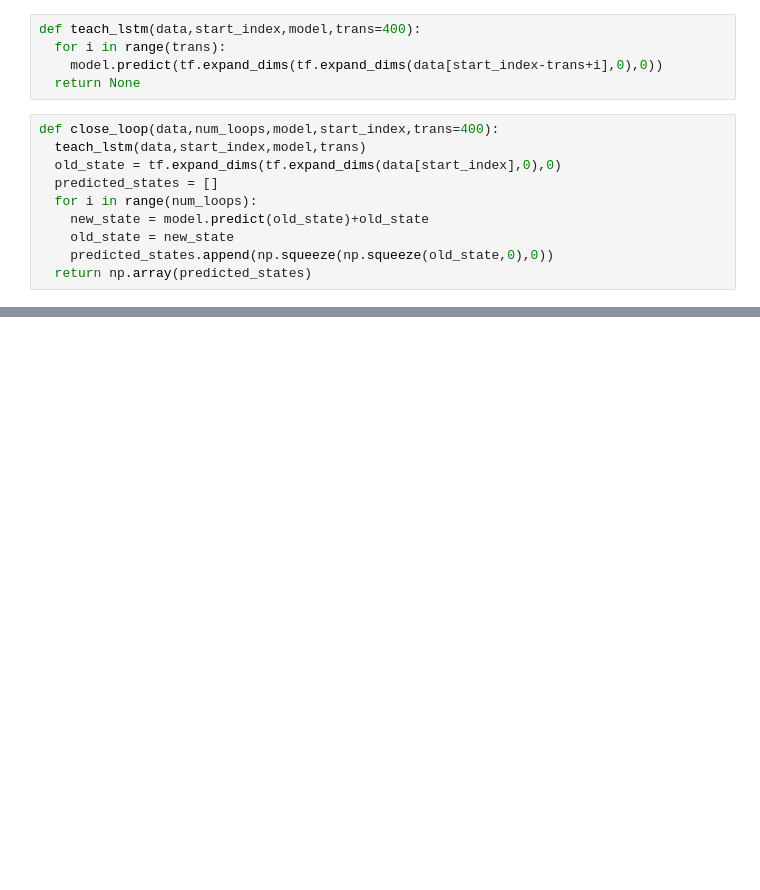
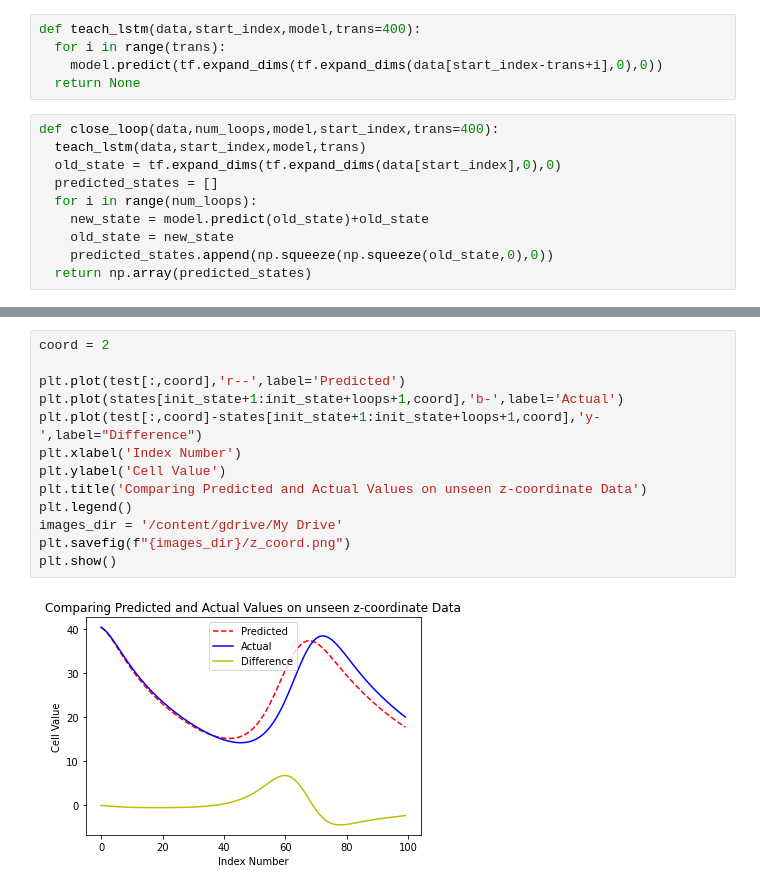
Before and after one commit to SheilKumar/DynamicSystemRNNs, a Jupyter notebook: DynamicSystems.ipynb, the cells around one changed output, grey strips where cells are left out. Saved outputs shown, nothing was run; the diff lists cells and outputs as text; blank space fills up the shorter version.

```diff
--- a/DynamicSystems.ipynb
+++ b/DynamicSystems.ipynb
@@ -609,3 +616,18 @@ test,states[2001:2021]
+# %%
+coord = 2
+
+plt.plot(test[:,coord],'r--',label='Predicted')
+plt.plot(states[init_state+1:init_state+loops+1,coord],'b-',label='Actual')
+plt.plot(test[:,coord]-states[init_state+1:init_state+loops+1,coord],'y-',label="Difference")
+plt.xlabel('Index Number')
+plt.ylabel('Cell Value')
+plt.title('Comparing Predicted and Actual Values on unseen z-coordinate Data')
+plt.legend()
+images_dir = '/content/gdrive/My Drive'
+plt.savefig(f"{images_dir}/z_coord.png")
+plt.show()
+# %% [output]
+[figure, added]
 # %%
 fig = plt.figure()
 ax = fig.gca(projection="3d")
```
Also changed, not shown: parts of 30 cells of this notebook.
